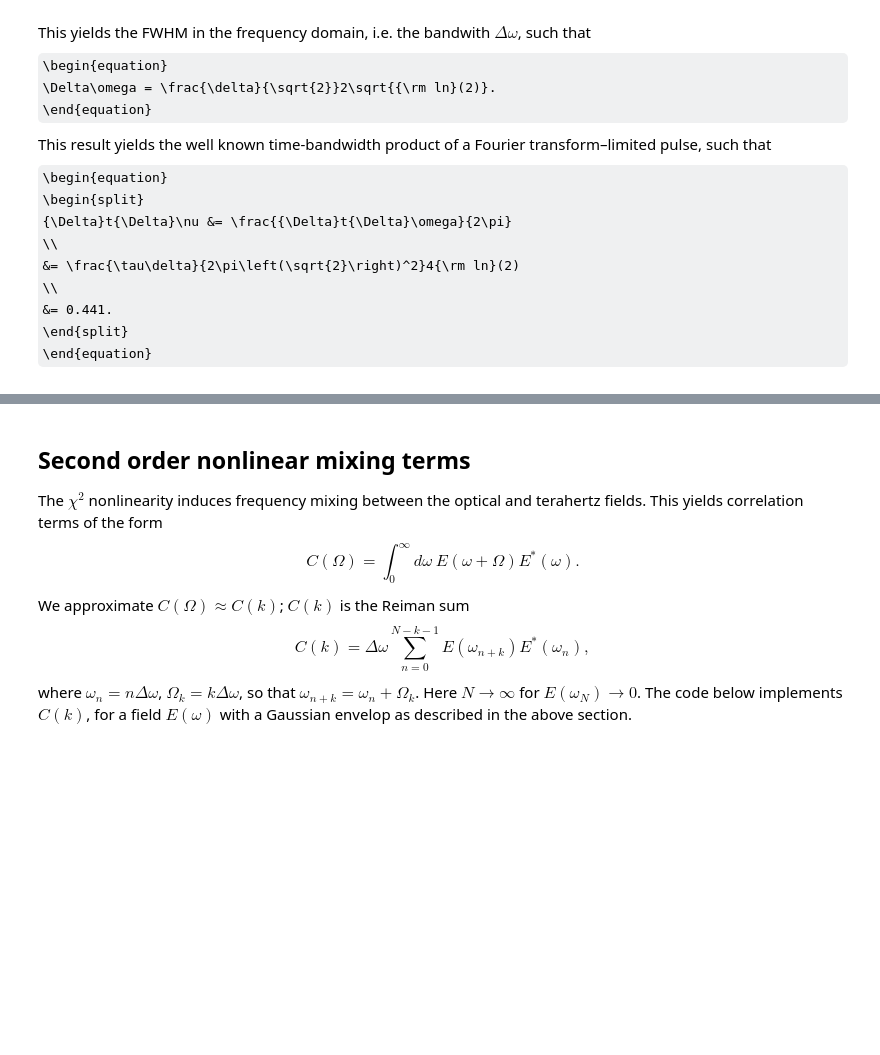
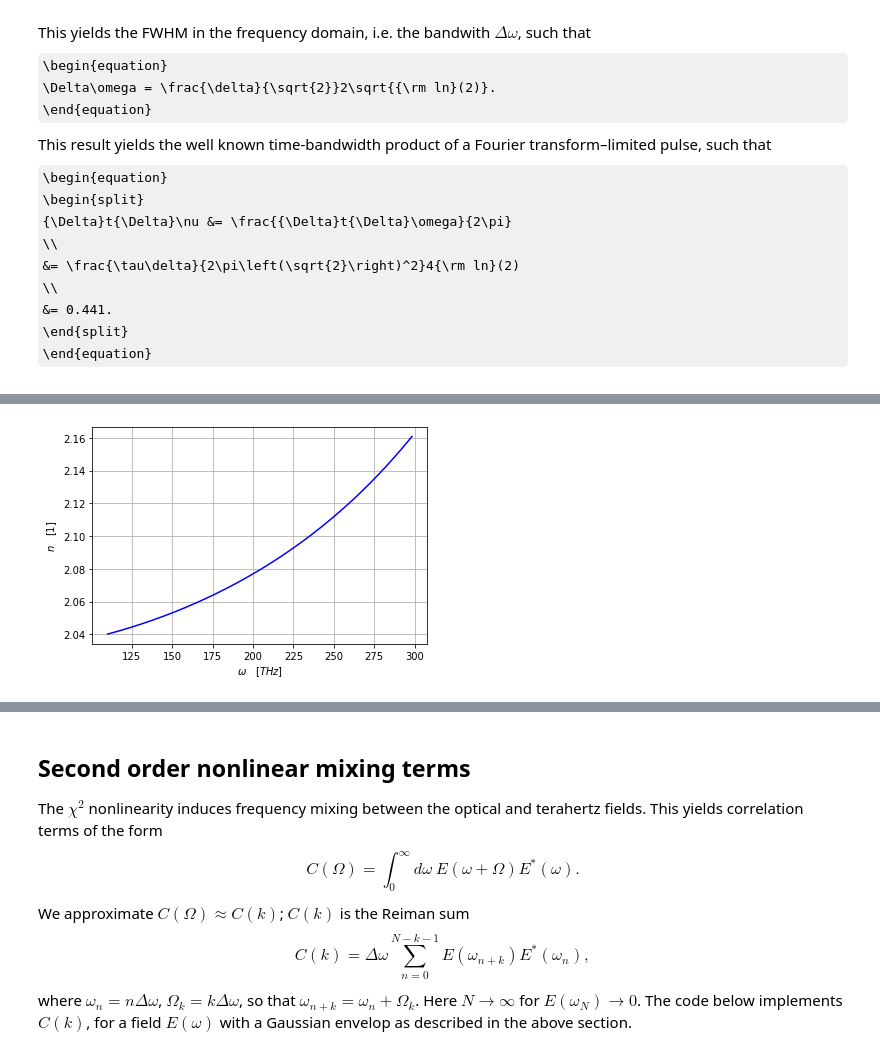
Before and after one commit to p-engel/nonlinear_optics, a Jupyter notebook: optical_rectification/notebook/analysis.ipynb, the cells around one changed output, grey strips where cells are left out. Cells and saved outputs as stored; diff of their text form; code cells hidden in the pictures; some formulas as TeX source; blank space fills up the shorter version.

```diff
--- a/optical_rectification/notebook/analysis.ipynb
+++ b/optical_rectification/notebook/analysis.ipynb
@@ -126,0 +108,18 @@ plt.show()
+# %%
+# Visualize refractive index in Optical region
+fig4, ax4 = plt.subplots()
+
+# paramters in optical region
+q = 1.45; n_inf = 2.026; # [1]
+lam0 = 532; # [nm]
+# graph
+lam = c / (w * 1e12) * 1e9  # [nm]
+index_opt = definitions.Index(lam);
+n_opt = index_opt.sellmeier(n_inf, lam0, q);
+ax4.plot(c/(lam*1e-9)*1e-12, n_opt, 'b')
+ax4.set_xlabel(r'$\omega \quad [THz]$')
+ax4.set_ylabel(r"$n \quad [1]$")
+ax4.tick_params(axis='y',labelcolor='k')
+plt.grid(True)
+# %% [output]
+[figure, added]
```
Also changed, not shown: parts of 12 cells of this notebook.
